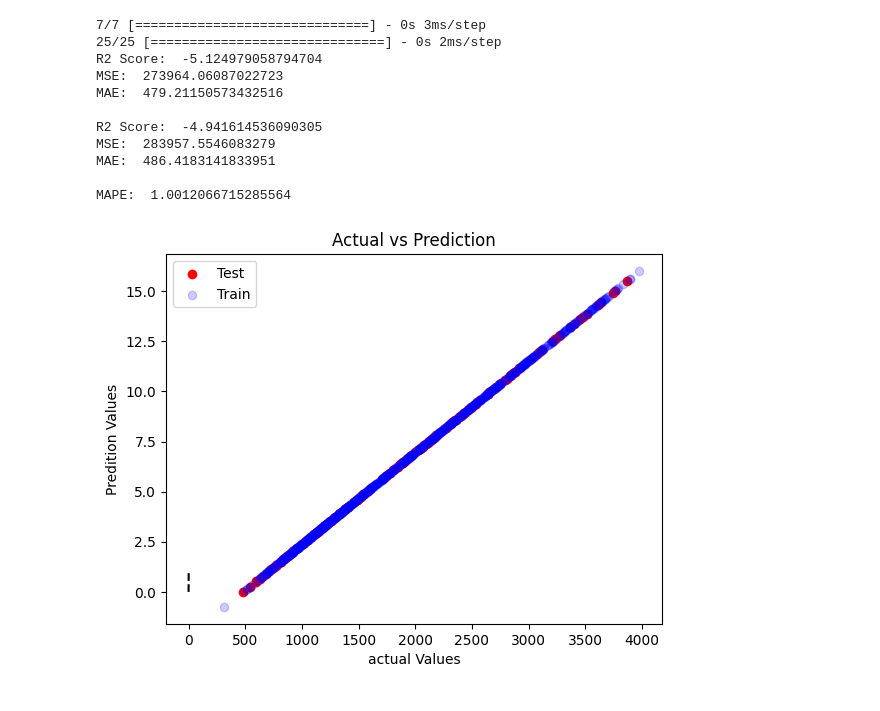
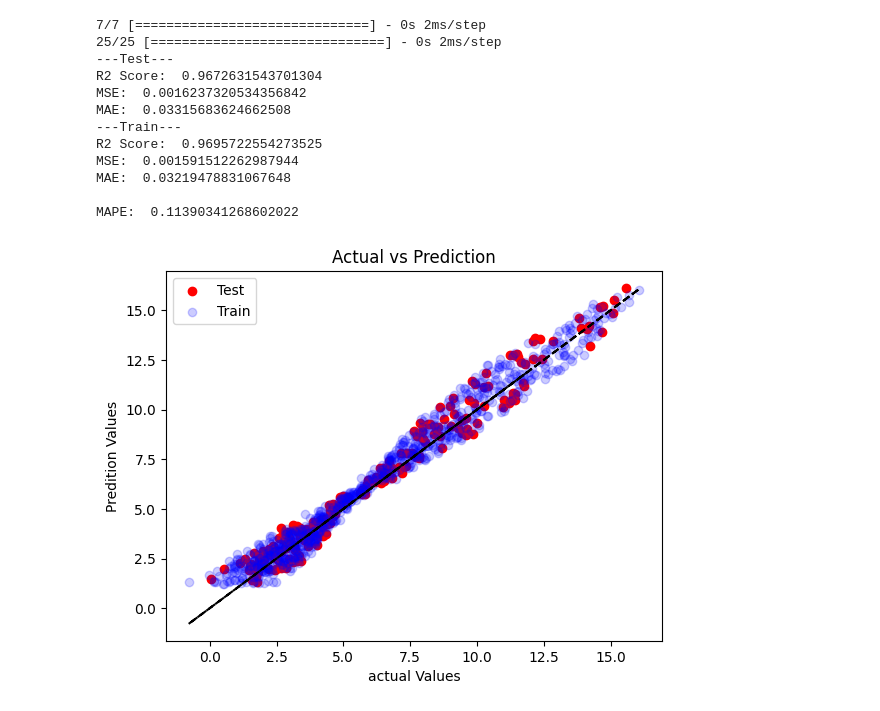
Before and after one commit to danielDiezURV/A1_Back_Propagation, a Jupyter notebook: TF_BP-A1-synthetic-Test.ipynb, the cells around one changed output. Saved outputs shown, nothing was run; the diff lists cells and outputs as text; code cells hidden in the pictures.

```diff
--- a/TF_BP-A1-synthetic-Test.ipynb
+++ b/TF_BP-A1-synthetic-Test.ipynb
@@ -10,28 +10,28 @@ from sklearn.model_selection import train_test_split
 
 #Load the dataset
 synthetic_dataset = pd.read_csv("A1-synthetic.txt", sep='\t', header=0)
-x = synthetic_dataset.drop(columns=['#v1', 'v2', 'v3', 'v4', 'v5', 'v6', 'v7', 'v8', 'v9'])
+x = synthetic_dataset[['#v1', 'v2', 'v3', 'v4', 'v5', 'v6', 'v7', 'v8', 'v9']]
 y = synthetic_dataset[['z']]
 #Scale the data
-scaler = StandardScaler()
-x = scaler.fit_transform(x)
-y = scaler.fit_transform(y)
+scaler = MinMaxScaler()
+x_scaled = scaler.fit_transform(x)
+y_scaled = scaler.fit_transform(y)
 
 #Split the data
-x_train, x_test, y_train, y_test = train_test_split(x, y, test_size=0.2, shuffle=True)
+x_train, x_test, y_train, y_test = train_test_split(x_scaled, y_scaled, test_size=0.2, shuffle=True)
 # %%
 # Part 2: Implementation of NN
-import tensorflow as tf
+from tensorflow import keras as keras
 from matplotlib import pyplot as plt
 
 
-model = tf.keras.models.Sequential([
-    tf.keras.layers.Dense(3, activation='relu'),
-    tf.keras.layers.Dense(9, activation='relu'),
-    tf.keras.layers.Dense(5, activation='relu'),
-    tf.keras.layers.Dense(1)
+model = keras.models.Sequential([
+    keras.layers.Dense(3),
+    keras.layers.Dense(9, activation='relu'),
+    keras.layers.Dense(5, activation='relu'),
+    keras.layers.Dense(1)
 ])
-optimizer = tf.keras.optimizers.Adam(learning_rate=0.01, ema_momentum=0.001)
+optimizer = keras.optimizers.SGD(learning_rate=0.15, momentum=0.6)
 model.compile(optimizer=optimizer, loss='mse', metrics=['mae'])
 
 history = model.fit(x_train, y_train, epochs=100, validation_data=(x_test, y_test))
@@ -67,48 +67,47 @@ Epoch 100/100
 # %%
 from sklearn.metrics import *
 from matplotlib import pyplot as plt
 
 
 # Part 3: Obtaining predictions
 y_pred_test = model.predict(x_test)
 y_pred_train = model.predict(x_train)
 
+print("---Test---")
 print("R2 Score: ", r2_score(y_test, y_pred_test))
 print("MSE: ", mean_squared_error(y_test, y_pred_test))
 print("MAE: ", mean_absolute_error(y_test, y_pred_test))
-print("")
+print("---Train---")
 print("R2 Score: ", r2_score(y_train, y_pred_train))
 print("MSE: ", mean_squared_error(y_train, y_pred_train))
 print("MAE: ", mean_absolute_error(y_train, y_pred_train))
 print("")
 print("MAPE: ", mean_absolute_percentage_error(y_test, y_pred_test))
 
-y_test = scaler.inverse_transform(y_test)
-y_pred_test = scaler.inverse_transform(y_pred_test)
-y_train = scaler.inverse_transform(y_train)
-y_pred_train = scaler.inverse_transform(y_pred_train)
+y_test_unscaled = scaler.inverse_transform(y_test)
+y_pred_test_unscaled = scaler.inverse_transform(y_pred_test)
+y_train_unscaled = scaler.inverse_transform(y_train)
+y_pred_train_unscaled = scaler.inverse_transform(y_pred_train)
 
-plt.scatter(y_test, y_pred_test, color="red", label="Test")
-plt.scatter(y_train, y_pred_train, color="blue", alpha=0.2, label="Train")
+plt.scatter(y_test_unscaled, y_pred_test_unscaled, color="red", label="Test")
+plt.scatter(y_train_unscaled, y_pred_train_unscaled, color="blue", alpha=0.2, label="Train")
 plt.xlabel("actual Values")
 plt.ylabel("Predition Values")
 plt.title("Actual vs Prediction")
-
-x = np.linspace(0,1,30)
-plt.plot(x,x,"--",color="black")
-
+plt.plot(y, y, "--",color="black")
 plt.legend()
 plt.show()
 # %% [output]
-7/7 [==============================] - 0s 3ms/step
+7/7 [==============================] - 0s 2ms/step
 25/25 [==============================] - 0s 2ms/step
-R2 Score:  -5.124979058794704
-MSE:  273964.06087022723
-MAE:  479.21150573432516
+---Test---
+R2 Score:  0.9672631543701304
+MSE:  0.0016237320534356842
+MAE:  0.03315683624662508
+---Train---
+R2 Score:  0.9695722554273525
+MSE:  0.001591512262987944
+MAE:  0.03219478831067648
 
-R2 Score:  -4.941614536090305
-MSE:  283957.5546083279
-MAE:  486.4183141833951
-
-MAPE:  1.0012066715285564
+MAPE:  0.11390341268602022
-[figure, old version]
+[figure, new version]
```
Also changed, not shown: parts of 1 cell of this notebook, 5 other files.
